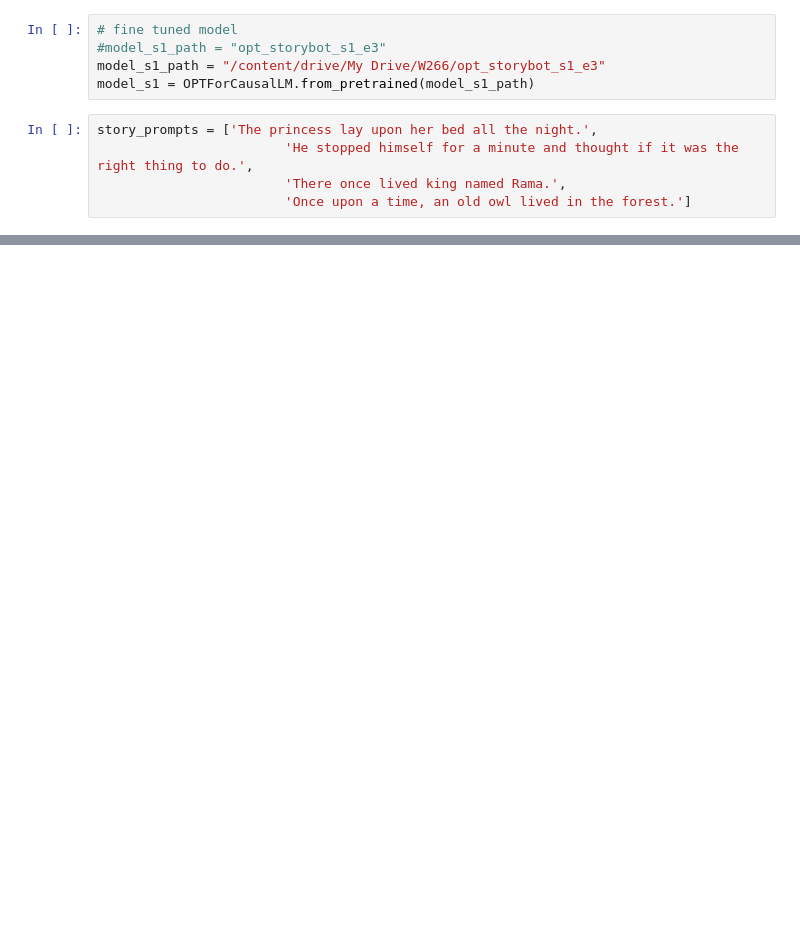
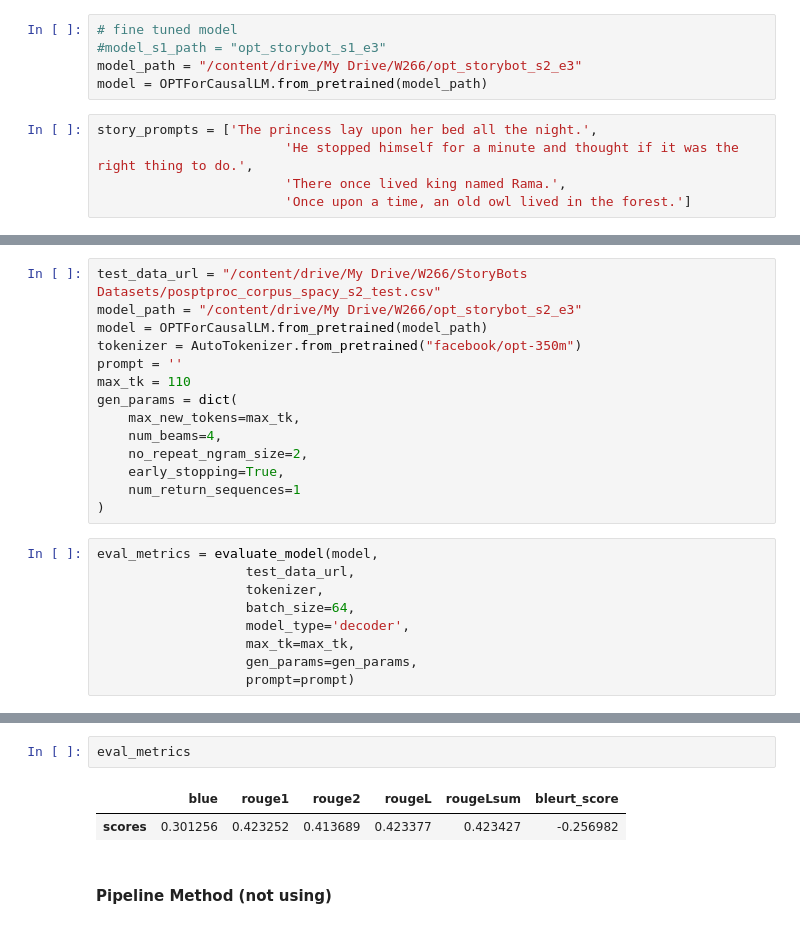
Before and after one commit to ram-senth/datasci-w266-2023-spring-team-story-bot, a Jupyter notebook: OPT_Finetuning.ipynb, the cells around one changed output, grey strips where cells are left out. Cells and saved outputs as stored; diff of their text form; blank space fills up the shorter version.

```diff
--- a/OPT_Finetuning.ipynb
+++ b/OPT_Finetuning.ipynb
@@ -168,8 +176,8 @@ trainer.save_model('/content/drive/My Drive/W266/opt_storybot_s1_e3')
 # %%
 # fine tuned model
 #model_s1_path = "opt_storybot_s1_e3"
-model_s1_path = "/content/drive/My Drive/W266/opt_storybot_s1_e3"
-model_s1 = OPTForCausalLM.from_pretrained(model_s1_path)
+model_path = "/content/drive/My Drive/W266/opt_storybot_s2_e3"
+model = OPTForCausalLM.from_pretrained(model_path)
 # %%
 story_prompts = ['The princess lay upon her bed all the night.',
                         'He stopped himself for a minute and thought if it was the right thing to do.',
@@ -216,0 +299,23 @@ Once upon a time, an old owl lived in the forest., it was summer, and the squirr
+# %%
+test_data_url = "/content/drive/My Drive/W266/StoryBots Datasets/posptproc_corpus_spacy_s2_test.csv"
+model_path = "/content/drive/My Drive/W266/opt_storybot_s2_e3"
+model = OPTForCausalLM.from_pretrained(model_path)
+tokenizer = AutoTokenizer.from_pretrained("facebook/opt-350m")
+prompt = ''
+max_tk = 110
+gen_params = dict(
+    max_new_tokens=max_tk,
+    num_beams=4,
+    no_repeat_ngram_size=2,
+    early_stopping=True,
+    num_return_sequences=1
+)
+# %%
+eval_metrics = evaluate_model(model,
+                   test_data_url,
+                   tokenizer,
+                   batch_size=64,
+                   model_type='decoder',
+                   max_tk=max_tk,
+                   gen_params=gen_params,
+                   prompt=prompt)
@@ -216,0 +328,7 @@ Once upon a time, an old owl lived in the forest., it was summer, and the squirr
+# %%
+eval_metrics
+# %% [output]
+|  | blue | rouge1 | rouge2 | rougeL | rougeLsum | bleurt_score |
+| scores | 0.301256 | 0.423252 | 0.413689 | 0.423377 | 0.423427 | -0.256982 |
+# %% [markdown]
+#### Pipeline Method (not using)
```
Also changed, not shown: parts of 24 cells of this notebook.
